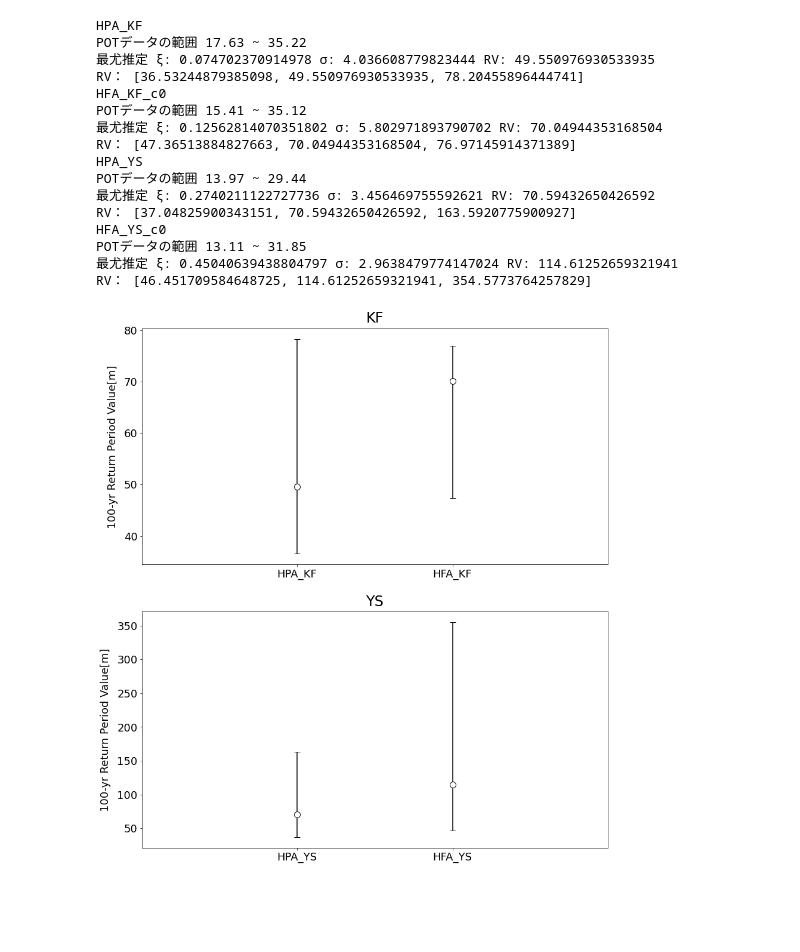
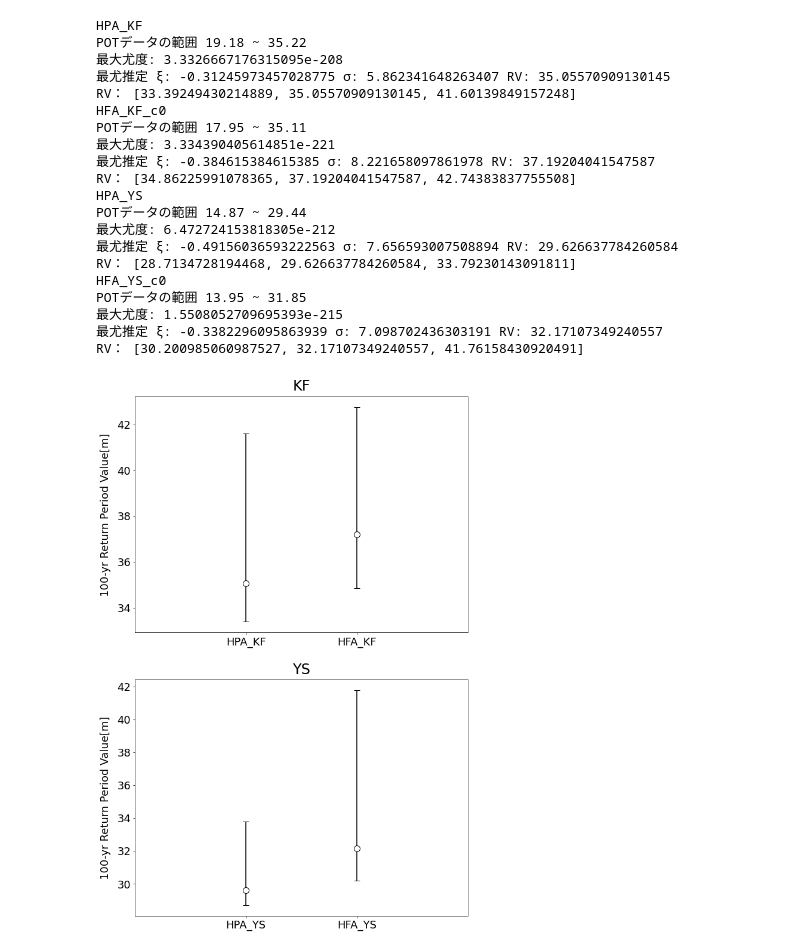
Before and after one commit to greedtn/MRI-AGCM3.2H, a Jupyter notebook: STM/calc_pot_rv.ipynb, the cells around one changed output. Cells and saved outputs as stored; diff of their text form; code cells hidden in the pictures; blank space fills up the shorter version.

```diff
--- a/STM/calc_pot_rv.ipynb
+++ b/STM/calc_pot_rv.ipynb
@@ -1,18 +1,20 @@
 # %%
 """
 それぞれのモデルのイベントごとの空間最大値を算出する.
-それらの上位50個の点に対して, 極値統計解析を行い, 現在と過去で比較する
+それらの上位DATA_CNT個の点に対して, 極値統計解析を行い, 現在と過去で比較する
 """
 
 from csv import reader
 import matplotlib.pyplot as plt
 import numpy as np
 import func
+import csv
+import math
 
-fig = plt.figure(figsize=(14, 16))
+fig = plt.figure(figsize=(10, 16))
 
 MODEL = ['KF', 'YS']
-DATA_CNT = 125
+DATA_CNT = 100
 
 for model_num in range(len(MODEL)):
     for num in range(2):
@@ -24,10 +26,10 @@ for model_num in range(len(MODEL)):
 
         print(model)
 
-        with open('../pot_csv(100)/' + model + '_POT_DATA.csv', 'r') as csv_file:
+        with open('../pot_csv(100)(thr=6)/' + model + '_POT_DATA.csv', 'r') as csv_file:
             csv_reader = reader(csv_file)
             POT = list(csv_reader)
-        with open('../pot_csv(100)/' + model + '_POT_INDEX.csv', 'r') as csv_file:
+        with open('../pot_csv(100)(thr=6)/' + model + '_POT_INDEX.csv', 'r') as csv_file:
             csv_reader = reader(csv_file)
             POT_INDEX = list(csv_reader)
 
@@ -56,18 +58,22 @@ for model_num in range(len(MODEL)):
 
         POT_DATA = []  # 空間最大波高
         for pot in EVENT_POT:
-            POT_DATA.append(pot[1])
-
+            POT_DATA.append(math.floor(pot[1] * 100) / 100)
         # 大きい順にsort
         POT_DATA.sort(reverse=True)
         POT_DATA = POT_DATA[:DATA_CNT]
+        # 書き出し
+        with open(model + '_pot_data.csv', 'w') as file:
+            writer = csv.writer(file, lineterminator='\n')
+            writer.writerow(POT_DATA)
+
         print('POTデータの範囲', POT_DATA[-1], '~', POT_DATA[0])
 
         if num == 0:
-            RV_ = func.lwm_gpd(data=POT_DATA, error=[0.005], thr=POT_DATA[-1], n=219143, n0=DATA_CNT, con=0.95)
+            RV_ = func.lwm_gpd(data=POT_DATA, error=[0.005], thr=POT_DATA[-1], n=219143*79*79, n0=DATA_CNT, con=0.90)
             print('RV：', RV_)
         else:
-            RV_0 = func.lwm_gpd(data=POT_DATA, error=[0.005], thr=POT_DATA[-1], n=219143, n0=DATA_CNT, con=0.95)
+            RV_0 = func.lwm_gpd(data=POT_DATA, error=[0.005], thr=POT_DATA[-1], n=219143*79*79, n0=DATA_CNT, con=0.90)
             print('RV：', RV_0)
 
 
@@ -75,44 +81,48 @@ for model_num in range(len(MODEL)):
     ax = fig.add_subplot(2, 1, model_num + 1)
     a = plt.errorbar(
         x=[1, 2],
         y=[RV_[1], RV_0[1]],
         yerr=np.array(
             [
                 [RV_[1] - RV_[0], RV_0[1] - RV_0[0]],
                 [RV_[2] - RV_[1], RV_0[2] - RV_0[1]]
             ]
         ),
         capsize=5,
         fmt='o',
         markersize=10,
         ecolor='black',
         markeredgecolor='black',
         color='w'
     )
     ax.set_xlim((0, 3))
     ax.set_title(model[4:6], fontsize=24, pad=10)
     ax.set_xticks([1, 2])
     ax.set_xticklabels(['HPA_' + model[4:6], 'HFA_' + model[4:6]], fontsize=18)
     ax.set_ylabel('100-yr Return Period Value[m]', fontsize=18, labelpad=10)
     ax.tick_params(axis='y', labelsize=18)
 
-# plt.savefig("../img/rv_of_tc.png")
+plt.savefig("../img/100y-rv_of_tc.png")
 plt.show()
 # %% [output]
 HPA_KF
-POTデータの範囲 17.63 ~ 35.22
-最尤推定 ξ: 0.074702370914978 σ: 4.036608779823444 RV: 49.550976930533935
-RV： [36.53244879385098, 49.550976930533935, 78.20455896444741]
+POTデータの範囲 19.18 ~ 35.22
+最大尤度: 3.3326667176315095e-208
+最尤推定 ξ: -0.31245973457028775 σ: 5.862341648263407 RV: 35.05570909130145
+RV： [33.39249430214889, 35.05570909130145, 41.60139849157248]
 HFA_KF_c0
-POTデータの範囲 15.41 ~ 35.12
-最尤推定 ξ: 0.12562814070351802 σ: 5.802971893790702 RV: 70.04944353168504
-RV： [47.36513884827663, 70.04944353168504, 76.97145914371389]
+POTデータの範囲 17.95 ~ 35.11
+最大尤度: 3.334390405614851e-221
+最尤推定 ξ: -0.384615384615385 σ: 8.221658097861978 RV: 37.19204041547587
+RV： [34.86225991078365, 37.19204041547587, 42.74383837755508]
 HPA_YS
-POTデータの範囲 13.97 ~ 29.44
-最尤推定 ξ: 0.2740211122727736 σ: 3.456469755592621 RV: 70.59432650426592
-RV： [37.04825900343151, 70.59432650426592, 163.5920775900927]
+POTデータの範囲 14.87 ~ 29.44
+最大尤度: 6.472724153818305e-212
+最尤推定 ξ: -0.49156036593222563 σ: 7.656593007508894 RV: 29.626637784260584
+RV： [28.7134728194468, 29.626637784260584, 33.79230143091811]
 HFA_YS_c0
-POTデータの範囲 13.11 ~ 31.85
-最尤推定 ξ: 0.45040639438804797 σ: 2.9638479774147024 RV: 114.61252659321941
-RV： [46.451709584648725, 114.61252659321941, 354.5773764257829]
+POTデータの範囲 13.95 ~ 31.85
+最大尤度: 1.5508052709695393e-215
+最尤推定 ξ: -0.3382296095863939 σ: 7.098702436303191 RV: 32.17107349240557
+RV： [30.200985060987527, 32.17107349240557, 41.76158430920491]
-[figure, old version]
+[figure, new version]
```
Also changed, not shown: 4 other files.
